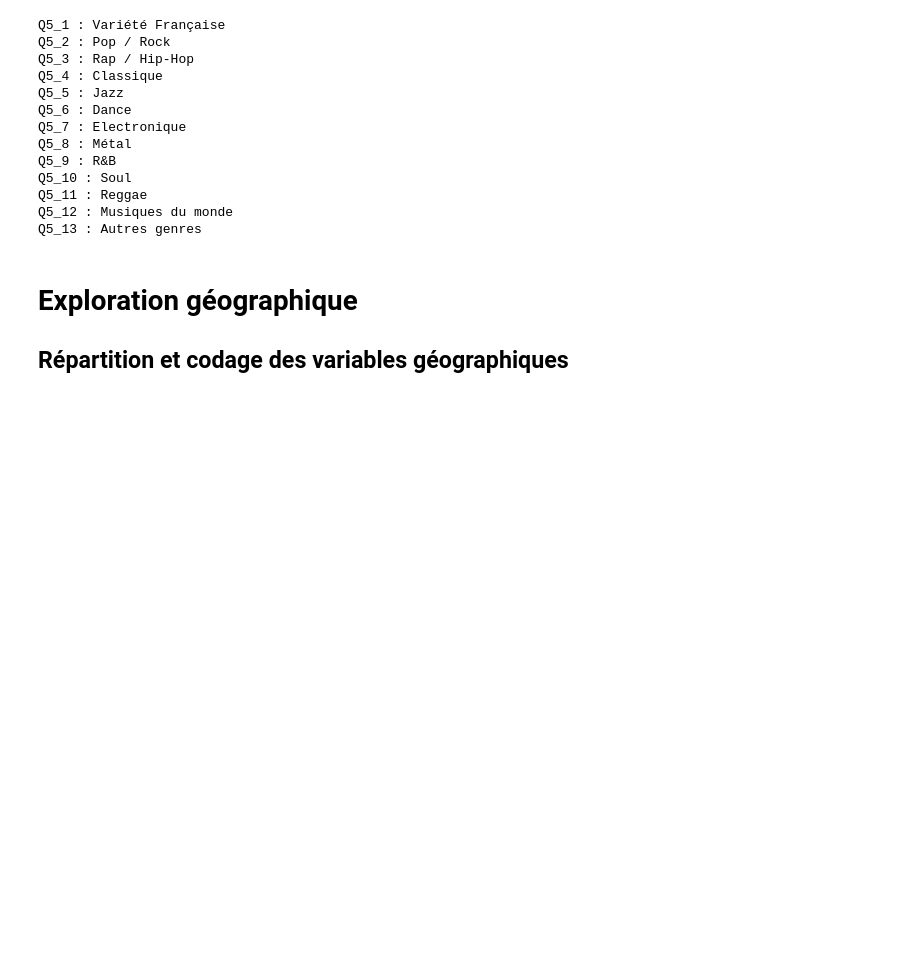
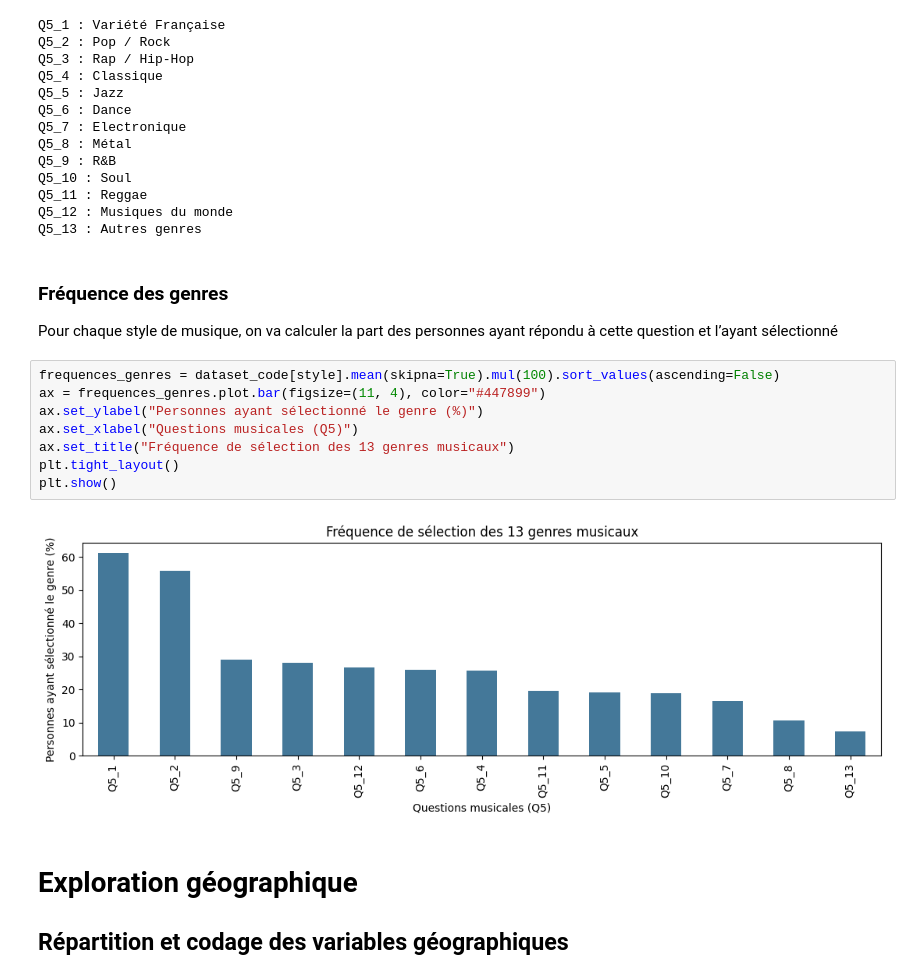
Before and after one commit to felipemarzin-oss/data-science-project, a Jupyter notebook: notebooks/exploration.ipynb, the cells around one changed output. Saved outputs shown, nothing was run; the diff lists cells and outputs as text; blank space fills up the shorter version.

```diff
--- a/notebooks/exploration.ipynb
+++ b/notebooks/exploration.ipynb
@@ -222,6 +227,20 @@ Q5_10 : Soul
 Q5_11 : Reggae
 Q5_12 : Musiques du monde
 Q5_13 : Autres genres
+# %% [markdown]
+### Fréquence des genres
+
+Pour chaque style de musique, on va calculer la part des personnes ayant répondu à cette question et l’ayant sélectionné
+# %%
+frequences_genres = dataset_code[style].mean(skipna=True).mul(100).sort_values(ascending=False)
+ax = frequences_genres.plot.bar(figsize=(11, 4), color="#447899")
+ax.set_ylabel("Personnes ayant sélectionné le genre (%)")
+ax.set_xlabel("Questions musicales (Q5)")
+ax.set_title("Fréquence de sélection des 13 genres musicaux")
+plt.tight_layout()
+plt.show()
+# %% [output]
+[figure, added]
 # %% [markdown]
 # Exploration géographique
 ## Répartition et codage des variables géographiques
```
Also changed, not shown: parts of 20 cells of this notebook, 5 other files.
